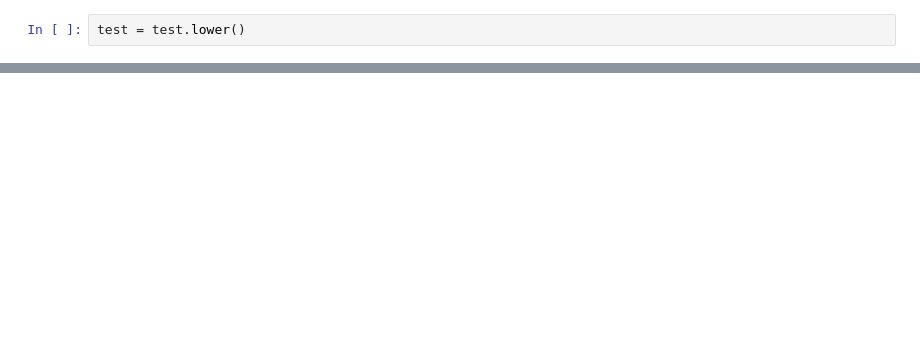
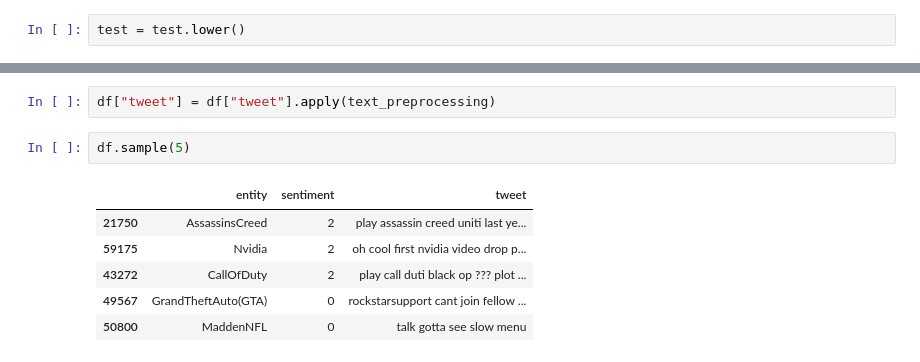
Before and after one commit to ShenbagaArunK/twitter-sentiment-analysis-naivebayes, a Jupyter notebook: src/twitter_senti_analysis.ipynb, the cells around one changed output, grey strips where cells are left out. Saved outputs shown, nothing was run; the diff lists cells and outputs as text; blank space fills up the shorter version.

```diff
--- a/src/twitter_senti_analysis.ipynb
+++ b/src/twitter_senti_analysis.ipynb
@@ -145,0 +209,11 @@ test
+# %%
+df["tweet"] = df["tweet"].apply(text_preprocessing)
+# %%
+df.sample(5)
+# %% [output]
+|  | entity | sentiment | tweet |
+| 21750 | AssassinsCreed | 2 | play assassin creed uniti last ye... |
+| 59175 | Nvidia | 2 | oh cool first nvidia video drop p... |
+| 43272 | CallOfDuty | 2 | play call duti black op ??? plot ... |
+| 49567 | GrandTheftAuto(GTA) | 0 | rockstarsupport cant join fellow ... |
+| 50800 | MaddenNFL | 0 | talk gotta see slow menu |
```
Also changed, not shown: parts of 16 cells of this notebook.
